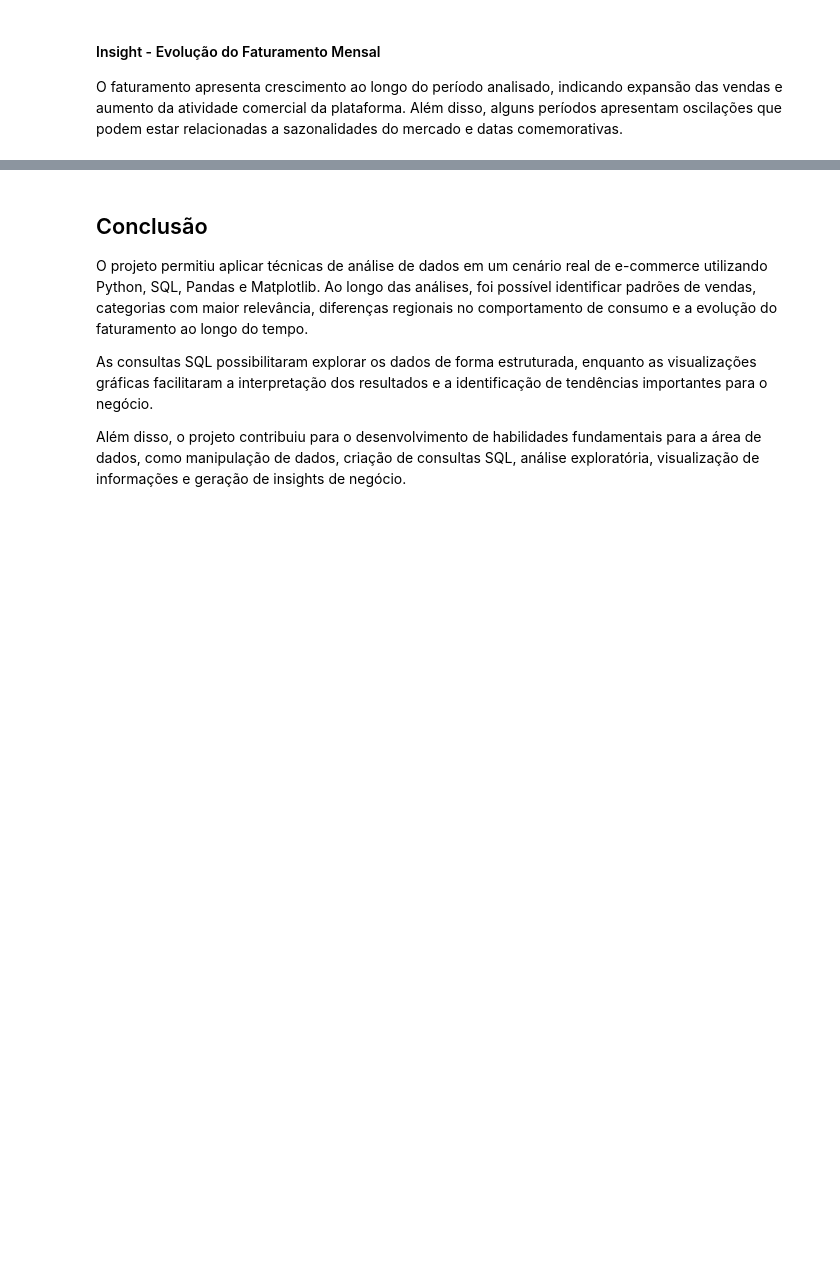
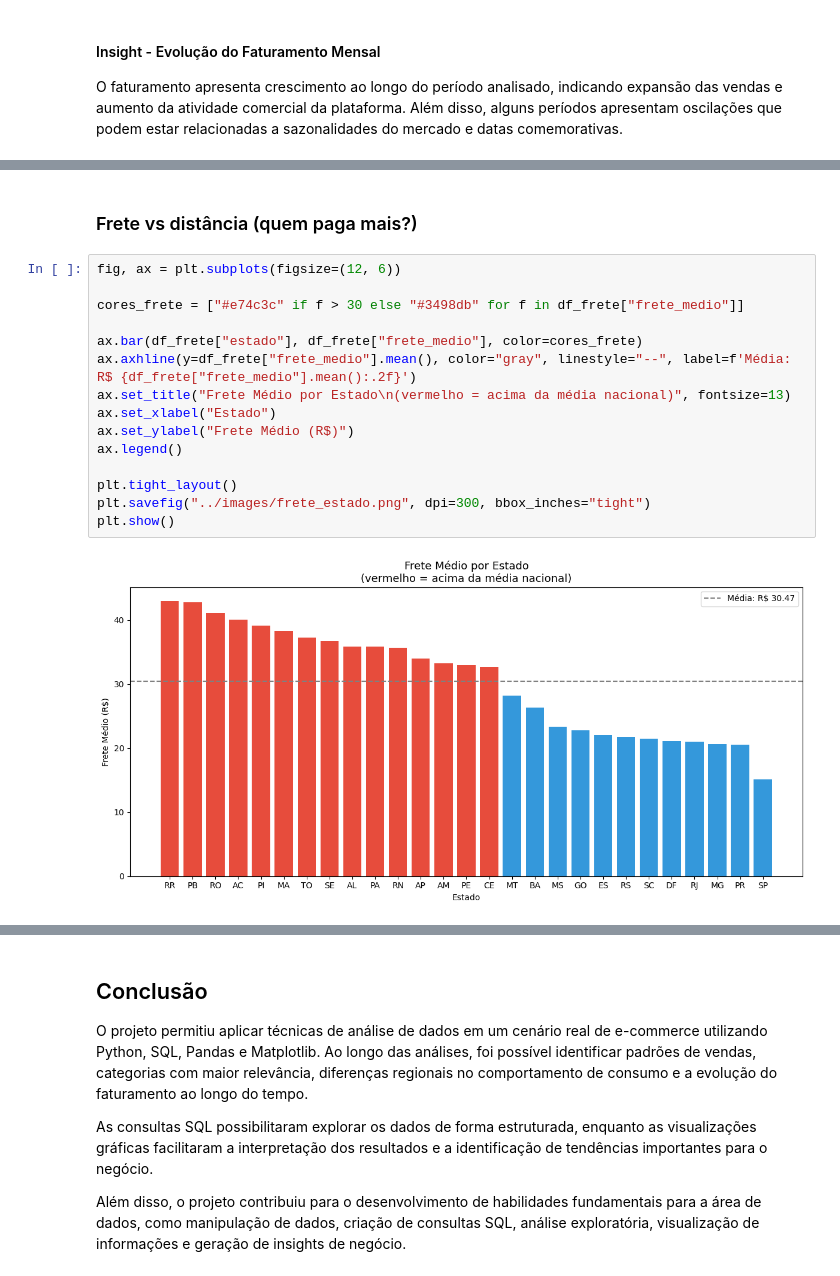
Before and after one commit to EduardoNRigueira/ecommerce-analysis, a Jupyter notebook: notebooks/analysis.ipynb, the cells around one changed output, grey strips where cells are left out. Saved outputs shown, nothing was run; the diff lists cells and outputs as text; blank space fills up the shorter version.

```diff
--- a/notebooks/analysis.ipynb
+++ b/notebooks/analysis.ipynb
@@ -613,0 +801,19 @@ O faturamento apresenta crescimento ao longo do período analisado, indicando ex
+# %% [markdown]
+### Frete vs distância (quem paga mais?)
+# %%
+fig, ax = plt.subplots(figsize=(12, 6))
+
+cores_frete = ["#e74c3c" if f > 30 else "#3498db" for f in df_frete["frete_medio"]]
+
+ax.bar(df_frete["estado"], df_frete["frete_medio"], color=cores_frete)
+ax.axhline(y=df_frete["frete_medio"].mean(), color="gray", linestyle="--", label=f'Média: R$ {df_frete["frete_medio"].mean():.2f}')
+ax.set_title("Frete Médio por Estado\n(vermelho = acima da média nacional)", fontsize=13)
+ax.set_xlabel("Estado")
+ax.set_ylabel("Frete Médio (R$)")
+ax.legend()
+
+plt.tight_layout()
+plt.savefig("../images/frete_estado.png", dpi=300, bbox_inches="tight")
+plt.show()
+# %% [output]
+[figure, added]
```
Also changed, not shown: parts of 15 cells of this notebook, 7 other files.
